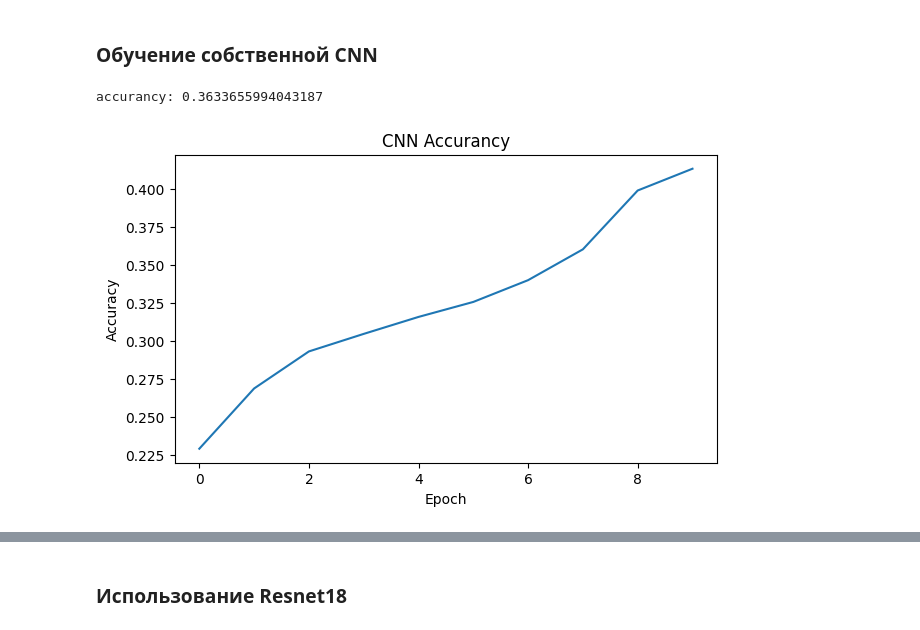
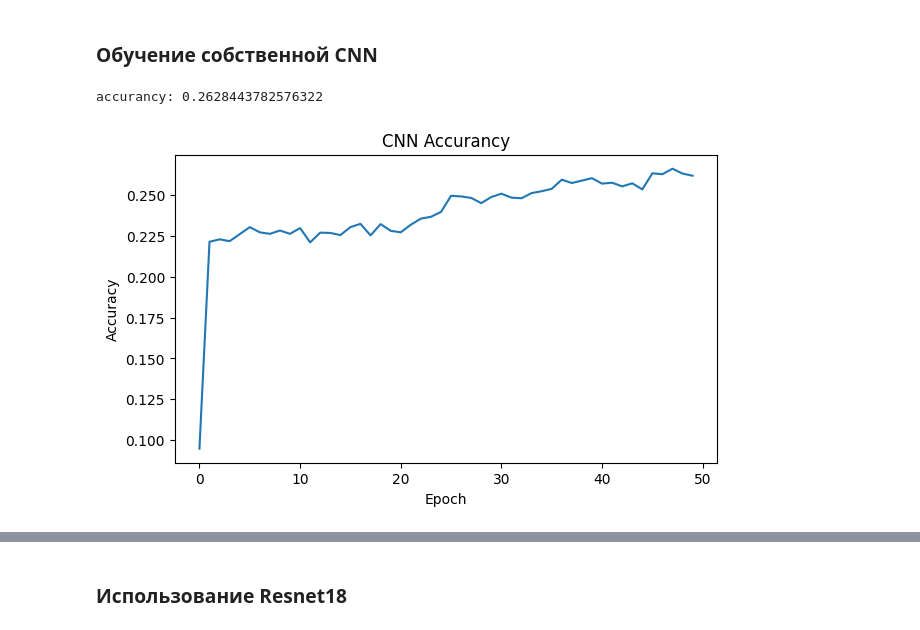
Before and after one commit to Arnoochka/CNN, a Jupyter notebook: src/CNNMushrooms.ipynb, the cells around one changed output, grey strips where cells are left out. Saved outputs shown, nothing was run; the diff lists cells and outputs as text; code cells hidden in the pictures.

```diff
--- a/src/CNNMushrooms.ipynb
+++ b/src/CNNMushrooms.ipynb
@@ -43,7 +43,7 @@ train_indices, test_indices = train_test_split(indices, test_size=0.2, random_st
 train_dataset = Subset(dataset, train_indices)
 test_dataset = Subset(dataset, test_indices)
 
-BATCH_SIZE = 8
+BATCH_SIZE = 32
 train_loader = DataLoader(train_dataset, batch_size=BATCH_SIZE, shuffle=True)
 test_loader = DataLoader(test_dataset, batch_size=BATCH_SIZE, shuffle=False)
 # %%
@@ -173,13 +204,13 @@ class CustomCNN(nn.Module):
 # %%
-NUM_EPOCHS = 10
+NUM_EPOCHS = 50
 LR = 0.01
 
 net = CustomCNN(num_classes=num_classes).to(device)
 optimizer = SGD(net.parameters(), lr=LR)
 
 print_history(train(net, train_loader, optimizer, num_epochs=NUM_EPOCHS))
 evaluate_acc(net, test_loader)
 # %% [output]
-accurancy: 0.3633655994043187
+accurancy: 0.2628443782576322
-[figure, old version]
+[figure, new version]
 # %%
```
Also changed, not shown: parts of 6 cells of this notebook.
